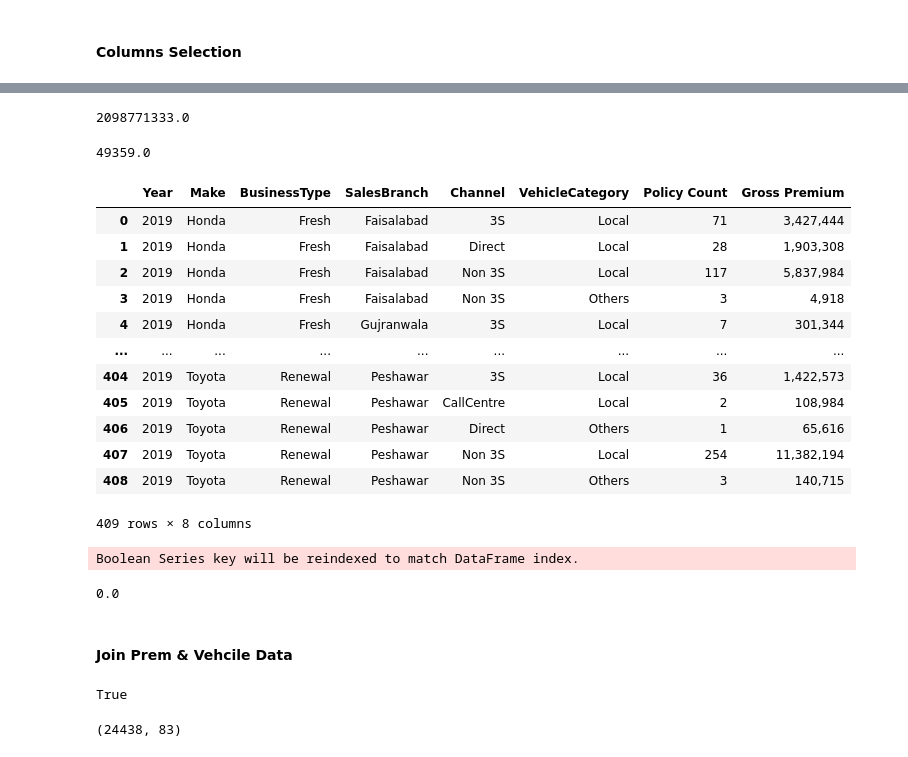
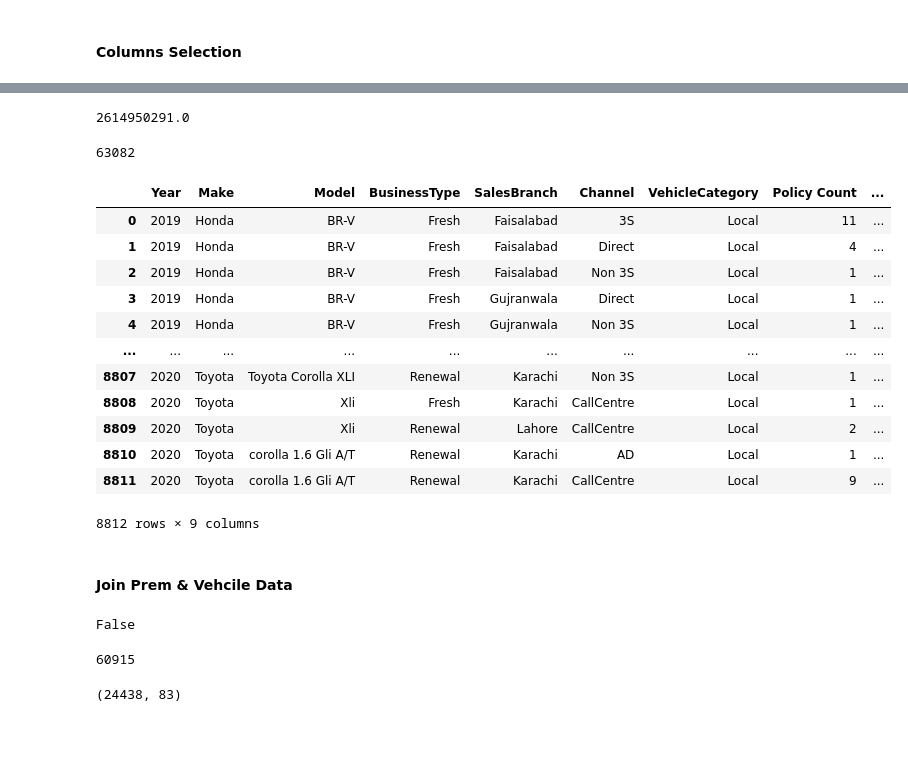
Before and after one commit to DanyalKhaliq/Machine-Learning-, a Jupyter notebook: MISLossProfile/MIS Profile Loss Report - New.ipynb, the cells around one changed output, grey strips where cells are left out. Saved outputs shown, nothing was run; the diff lists cells and outputs as text; code cells hidden in the pictures.

```diff
--- a/MISLossProfile/MIS Profile Loss Report - New.ipynb
+++ b/MISLossProfile/MIS Profile Loss Report - New.ipynb
@@ -44,7 +46,7 @@ print(start_time)
 import time
 
 start_date_2015 = ['2019-01-01']
-end_date_2015 = ['2019-12-31']
+end_date_2015 = ['2020-03-31']
 
 import pyodbc
 
@@ -52,7 +54,7 @@ conn = pyodbc.connect("DRIVER={{ODBC Driver 17 for SQL Server}};SERVER={0}; data
 cursor = conn.cursor()
 tempDf1 = pd.DataFrame()
 for f, b in zip(start_date_2015, end_date_2015):
-    print(f)
+    print(f,b)
     storedProc = "EXEC [CLA_MotorIntimateReport_Current_DS_SP] @Company_Id=4, @ClaimStartDateFrom='"+str(f)+"', @EndTime='"+str(b)+"' "
     dfCurrent = pd.read_sql_query(storedProc, conn)
     dfCurrent = pd.concat([dfCurrent,tempDf1])
@@ -97,7 +92,7 @@ print(start_time)
 import time
 
 start_date_2015 = ['2019-01-01']
-end_date_2015 = ['2019-12-31']
+end_date_2015 = ['2020-03-31']
 
 
 import pyodbc
@@ -210,13 +197,13 @@ def to_make_model(s):
 # %%
 df_prem.dropna(subset=['VehicleMake'],inplace=True)
 
-df_prem['test'] = df_prem.VehicleMake.map(lambda x: to_make_model(x))
+# df_prem['test'] = df_prem.VehicleMake.map(lambda x: to_make_model(x))
 
-new = pd.DataFrame(df_prem['test'].tolist(), index=df_prem.index)
-new.columns = ['Make','Model','CarYear']
+# new = pd.DataFrame(df_prem['test'].tolist(), index=df_prem.index)
+# new.columns = ['Make','Model','CarYear']
 
-df_prem = pd.concat([df_prem, new], axis= 1)
-df_prem.drop('test', axis=1, inplace=True)
+# df_prem = pd.concat([df_prem, new], axis= 1)
+# df_prem.drop('test', axis=1, inplace=True)
 df_prem['Make'] = np.where(df_prem.Make.isin(['Suzuki','Toyota','Honda','Kia']) == False, 'Others', df_prem['Make'])
 
 df_prem.shape
@@ -264,7 +281,13 @@ Name: Make, dtype: int64
 
 # df_prem.VehicleCategory =  np.where((df_prem['VehicleType'].str.lower().str.contains("commercial|motorcycle|none") == True), 'Others', df_prem.VehicleCategory)
 
-# df_prem.VehicleCategory =  np.where((df_prem.VehicleCategory == 'Empty'), 'Imported', df_prem.VehicleCategory)
+
+df_prem.VehicleCategory =  np.where((df_prem.Make == 'Others') & (df_prem['Model'].str.lower().str.contains("moov|mira|dazey|n-wagon") == True), 'Imported', df_prem.VehicleCategory)
+df_prem.VehicleCategory =  np.where((df_prem.Make == 'Others') & (df_prem['Model'].str.lower().str.contains("power|rickshaw") == True), 'Others', df_prem.VehicleCategory)
+
+df_prem['Make'] = np.where((df_prem.VehicleCategory.isna() == True), 'Others', df_prem.Make)
+
+df_prem.VehicleCategory =  np.where((df_prem.VehicleCategory.isna() == True), 'Others', df_prem.VehicleCategory)
 
 df_prem['Make'] = np.where(df_prem.VehicleCategory == 'Imported', 'Imported', df_prem.Make)
 #df_prem['Make'] = np.where(df_prem.VehicleCategory == 'Others', 'Others', df_prem.Make)
@@ -350,7 +360,12 @@ Name: VehicleCategory, dtype: int64
 # %%
-#df_prem = prem_bk
-df_prem['Policy Count'] = df_prem.groupby(['Make','Year','VoucherType','SalesBranch','VehicleCategory','LeadSource'])['SalesFormNo'].transform('nunique')
-#df_prem['Make'] = np.where(df_prem.VehicleCategory == 'Imported', 'Imported', df_prem.Make)
+df_prem['Policy Count'] = df_prem.groupby(['Make',
+                                           'Model',
+                                           'Year',
+                                           'VoucherType',
+                                           'SalesBranch',
+                                           'VehicleCategory',
+                                           'LeadSource'])['SalesFormNo'].transform('nunique')
+
 
 
 premCols = [
@@ -358,6 +373,7 @@ premCols = [
          'Year',
          'Product',
          'Make',
+    'Model',
          'VoucherType',
          'SalesBranch',
          'Account_Name',
@@ -368,49 +384,52 @@ premCols = [
          'Policy Count',
 
 ]
 
-groupbyCols = [#'SalesFormNo',
+groupbyCols = [
                'Year',
                'Make',
+    'Model',
                'VoucherType',
                'SalesBranch',
                'LeadSource',
                'VehicleCategory',
                'Policy Count',
 
               ]
 
 
 
 dfp_grp = df_prem#[premCols]
 dfp_grp = dfp_grp.groupby(groupbyCols)['VehicleGrossAmount'].agg(['sum']).reset_index()
 dfp_grp.columns = dfp_grp.columns.get_level_values(0)
 
+dfp_grp['Model'] = dfp_grp.Model.str.strip()
+
 dfp_grp.rename(columns={'branch': 'SalesBranch','VoucherType':'BusinessType','LeadSource':'Channel','sum':'Gross Premium','count':'Policy Count'}, inplace=True)
 
 
 dfp_grp['Gross Premium'].sum()
 #df_prem.VehicleGrossAmount.sum()
 dfp_grp['Policy Count'].sum()
 dfp_grp
 
 #dfp_grp[(dfp_grp.SalesBranch == 'Islamabad')  & (dfp_grp.Channel == '3S') & (dfp_grp.BusinessType == 'Fresh') & (dfp_grp.Make == 'Honda') & (dfp_grp.VehicleCategory == 'Imported')]
 # %% [output]
-2098771333.0
+2614950291.0
-49359.0
+63082
-|  | Year | Make | BusinessType | SalesBranch | Channel | VehicleCategory | Policy Count | Gross Premium |
-| 0 | 2019 | Honda | Fresh | Faisalabad | 3S | Local | 71 | 3,427,444 |
-| 1 | 2019 | Honda | Fresh | Faisalabad | Direct | Local | 28 | 1,903,308 |
-| 2 | 2019 | Honda | Fresh | Faisalabad | Non 3S | Local | 117 | 5,837,984 |
-| 3 | 2019 | Honda | Fresh | Faisalabad | Non 3S | Others | 3 | 4,918 |
-| 4 | 2019 | Honda | Fresh | Gujranwala | 3S | Local | 7 | 301,344 |
-| ... | ... | ... | ... | ... | ... | ... | ... | ... |
-| 404 | 2019 | Toyota | Renewal | Peshawar | 3S | Local | 36 | 1,422,573 |
-| 405 | 2019 | Toyota | Renewal | Peshawar | CallCentre | Local | 2 | 108,984 |
-| 406 | 2019 | Toyota | Renewal | Peshawar | Direct | Others | 1 | 65,616 |
-| 407 | 2019 | Toyota | Renewal | Peshawar | Non 3S | Local | 254 | 11,382,194 |
-| 408 | 2019 | Toyota | Renewal | Peshawar | Non 3S | Others | 3 | 140,715 |
+|  | Year | Make | Model | BusinessType | SalesBranch | Channel | VehicleCategory | Policy Count | ... |
+| 0 | 2019 | Honda | BR-V | Fresh | Faisalabad | 3S | Local | 11 | ... |
+| 1 | 2019 | Honda | BR-V | Fresh | Faisalabad | Direct | Local | 4 | ... |
+| 2 | 2019 | Honda | BR-V | Fresh | Faisalabad | Non 3S | Local | 1 | ... |
+| 3 | 2019 | Honda | BR-V | Fresh | Gujranwala | Direct | Local | 1 | ... |
+| 4 | 2019 | Honda | BR-V | Fresh | Gujranwala | Non 3S | Local | 1 | ... |
+| ... | ... | ... | ... | ... | ... | ... | ... | ... | ... |
+| 8807 | 2020 | Toyota | Toyota Corolla XLI | Renewal | Karachi | Non 3S | Local | 1 | ... |
+| 8808 | 2020 | Toyota | Xli | Fresh | Karachi | CallCentre | Local | 1 | ... |
+| 8809 | 2020 | Toyota | Xli | Renewal | Lahore | CallCentre | Local | 2 | ... |
+| 8810 | 2020 | Toyota | corolla 1.6 Gli A/T | Renewal | Karachi | AD | Local | 1 | ... |
+| 8811 | 2020 | Toyota | corolla 1.6 Gli A/T | Renewal | Karachi | CallCentre | Local | 9 | ... |
-409 rows × 8 columns
+8812 rows × 9 columns
 # %%
 def trim_all_columns(df):
     """
@@ -424,10 +443,6 @@ def trim_all_columns(df):
 #prem_bk = trim_all_columns(prem_bk)
 #duplicats = prem_bk.groupby(['SalesFormNo','Make'])['SalesFormNo'].size()
 #duplicats[duplicats > 1]
-dfp_grp[(dfp_grp.Make == 'Honda') & (dfc_grp.VehicleCategory == 'Imported')]['Gross Premium'].sum()
-# %% [output]
-Boolean Series key will be reindexed to match DataFrame index.
-0.0
 # %% [markdown]
 #### Join Prem & Vehcile Data
 # %%
@@ -439,8 +454,10 @@ Boolean Series key will be reindexed to match DataFrame index.
 ###FILL NA VEHICLE TYPE TO OTHERS
 # %%
 df_claims.VehicleType.isna().any()
+df_prem.SalesFormNo.nunique()
 # %% [output]
-True
+False
+60915
 # %%
 df_claims[df_claims.IntimationYear == 2019].shape
 # %% [output]
```
Also changed, not shown: parts of 27 cells of this notebook, 3 other files.
